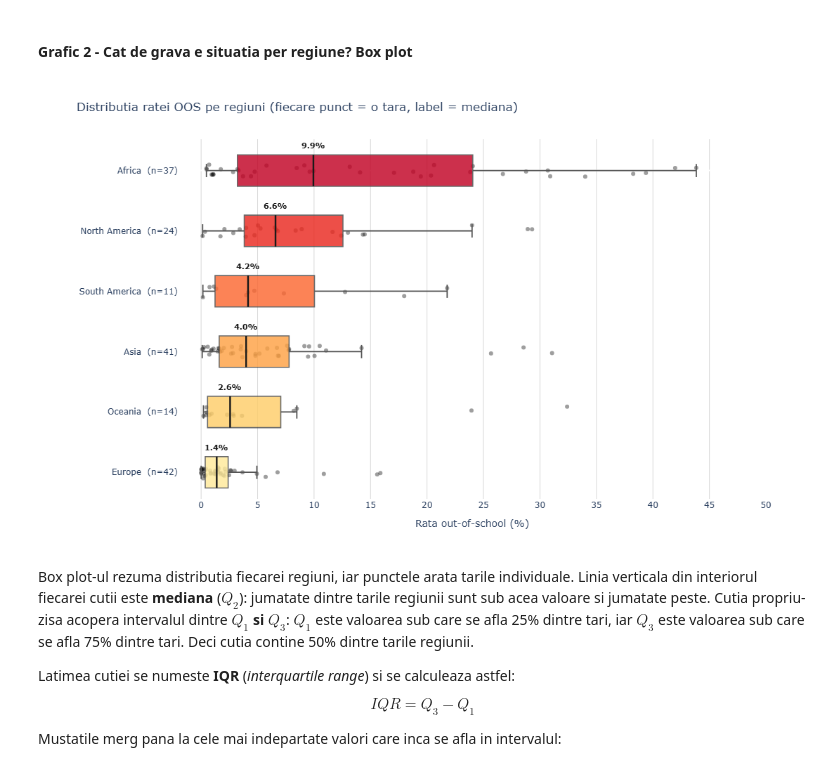
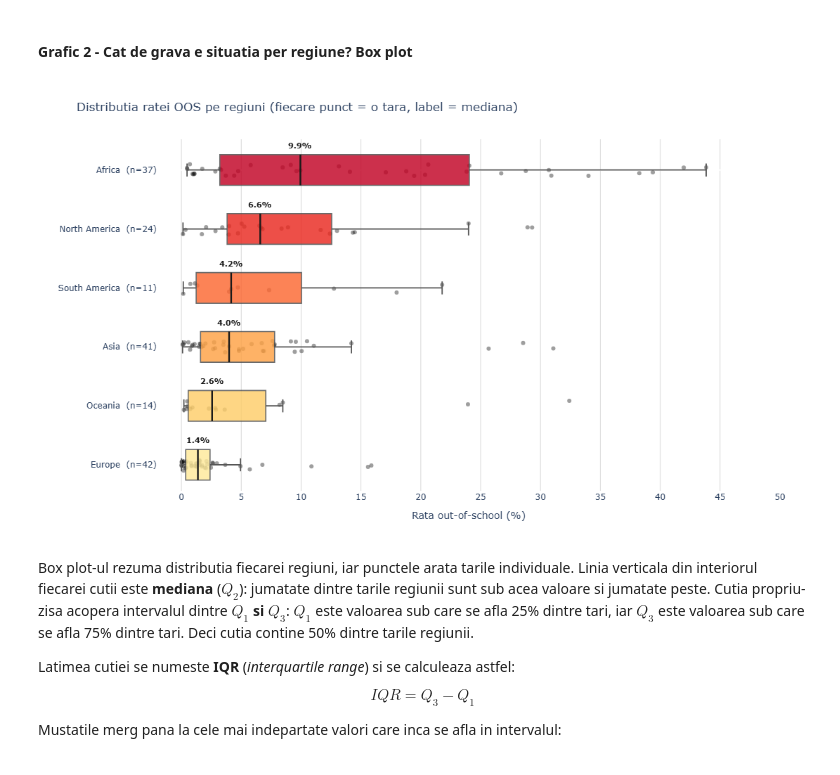
Before and after one commit to danielw98/primary-school-oos-gdp-analysis, a Jupyter notebook: proiect_pvdp.ipynb, the cells around one changed output. Saved outputs shown, nothing was run; the diff lists cells and outputs as text; code cells hidden in the pictures.

```diff
--- a/proiect_pvdp.ipynb
+++ b/proiect_pvdp.ipynb
@@ -373,36 +375,36 @@ for i, (region, color) in enumerate(zip(order, colors)):
             '<extra></extra>'
         ),
         showlegend=False
     ))
 
 fig.update_layout(
     title='Distributia ratei OOS pe regiuni (fiecare punct = o tara, label = mediana)',
-    width=1280, height=650,
+    width=1080, height=650,
     plot_bgcolor='white',
     dragmode=False,
     hovermode='closest',
-    margin=dict(l=200, r=60, t=80, b=70),
+    margin=dict(l=170, r=40, t=80, b=70),
     xaxis=dict(
         title='Rata out-of-school (%)',
         range=[-2, 50],
         dtick=5,
         showgrid=True,
         gridcolor='#d9d9d9',
         zeroline=False,
         fixedrange=True
     ),
     yaxis=dict(
         tickmode='array',
         tickvals=list(range(len(order))),
         ticktext=y_labels,
         autorange='reversed',
         showgrid=False,
         fixedrange=True
     )
 )
 fig.show(config=PLOTLY_CONFIG)
 # %% [output]
-[figure, old version]
+[figure, new version]
 # %% [markdown]
 Box plot-ul rezuma distributia fiecarei regiuni, iar punctele arata tarile individuale. Linia verticala din interiorul fiecarei cutii este **mediana** ($Q_2$): jumatate dintre tarile regiunii sunt sub acea valoare si jumatate peste. Cutia propriu-zisa acopera intervalul dintre **$Q_1$ si $Q_3$**: $Q_1$ este valoarea sub care se afla 25% dintre tari, iar $Q_3$ este valoarea sub care se afla 75% dintre tari. Deci cutia contine 50% dintre tarile regiunii.
 
```
Also changed, not shown: parts of 4 cells of this notebook, 12 other files.
